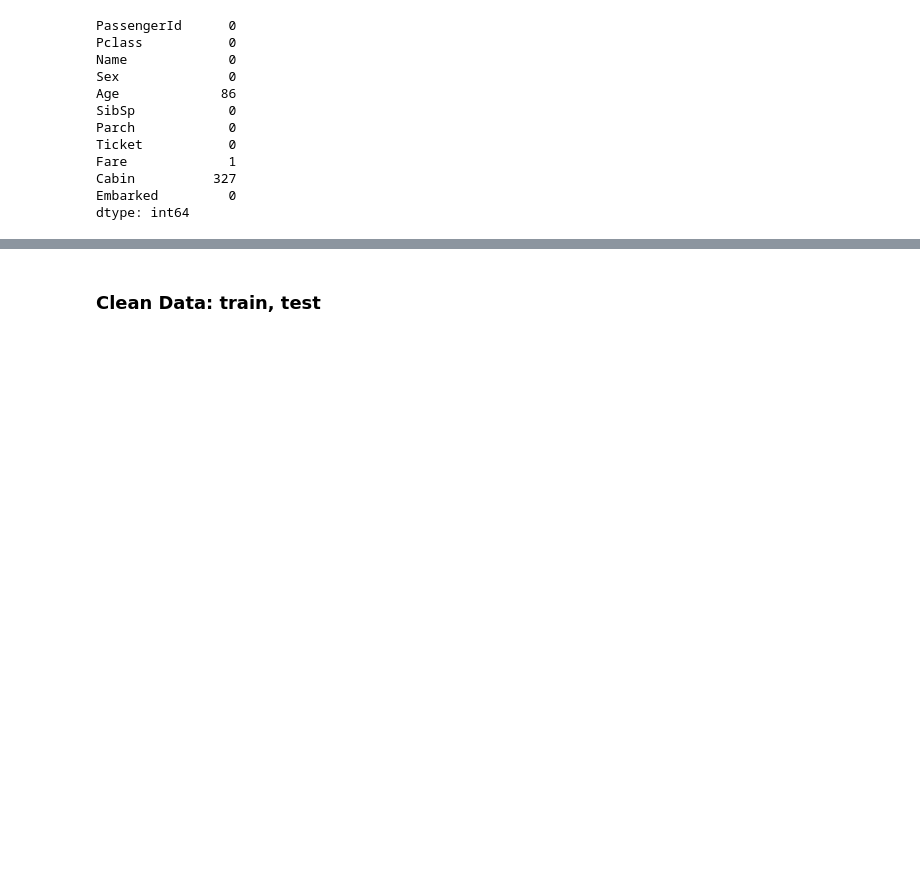
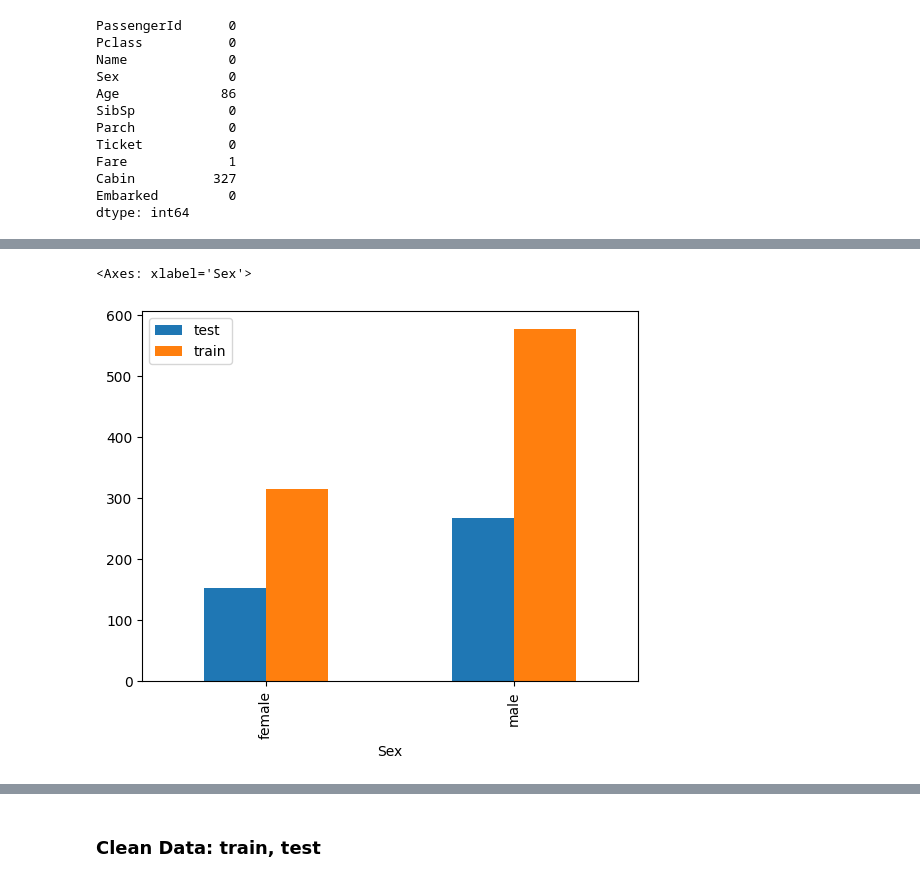
Before and after one commit to wasp124/classification, a Jupyter notebook: titanic_survival_classification.ipynb, the cells around one changed output, grey strips where cells are left out. Drawn from its saved outputs; the diff is of its cells as text; code cells hidden in the pictures; blank space fills up the shorter version.

```diff
--- a/titanic_survival_classification.ipynb
+++ b/titanic_survival_classification.ipynb
@@ -189,0 +185,10 @@ dtype: int64
+# %%
+#Distribution by Gender
+(pd.concat({'train': train, 'test': test})['Sex']
+   .groupby(level=0).value_counts()
+   .unstack(0)
+   .plot.bar()
+)
+# %% [output]
+<Axes: xlabel='Sex'>
+[figure, added]
```
Also changed, not shown: parts of 28 cells of this notebook.
